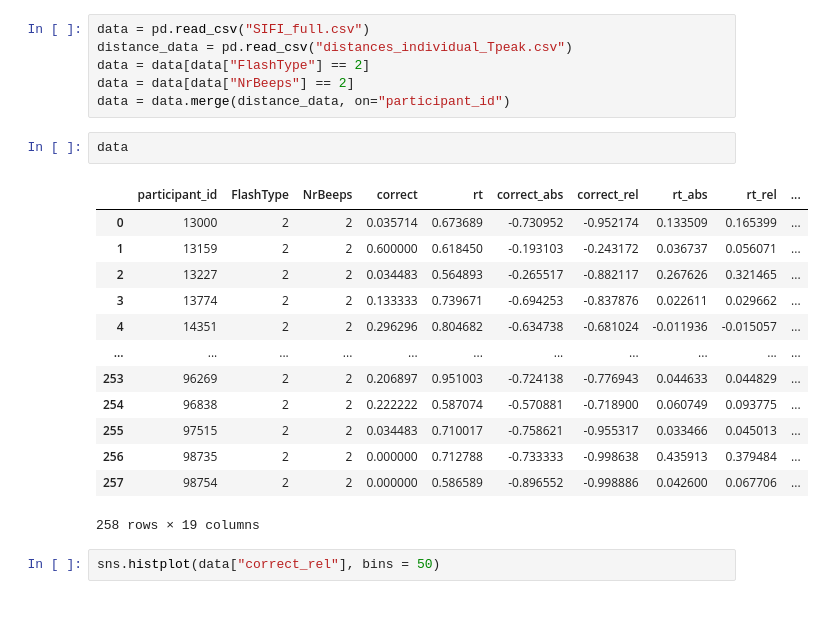
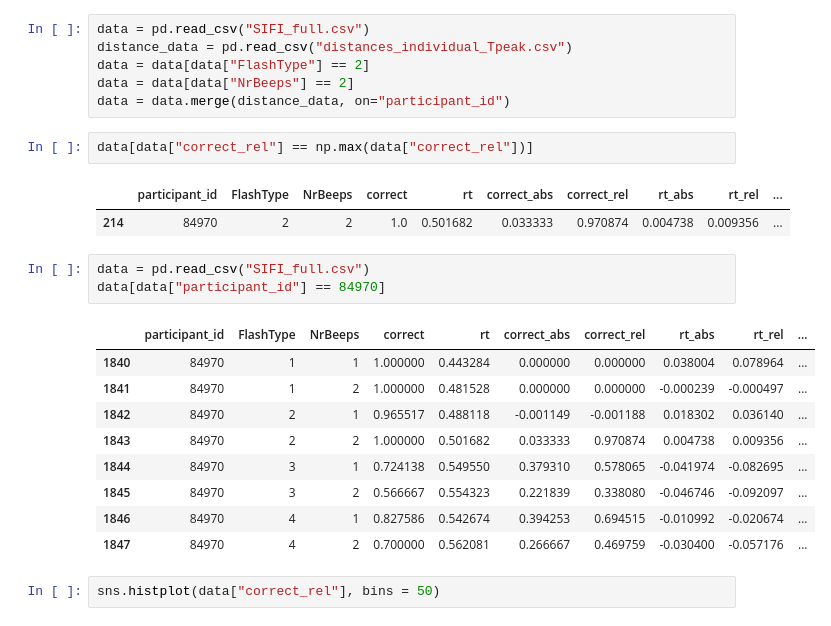
Before and after one commit to victoris93/cost-grads, a Jupyter notebook: lin_model_correct_rel.ipynb, the cells around one changed output. Drawn from its saved outputs; the diff is of its cells as text.

```diff
--- a/lin_model_correct_rel.ipynb
+++ b/lin_model_correct_rel.ipynb
@@ -17,22 +17,24 @@ distance_data = pd.read_csv("distances_individual_Tpeak.csv")
 data = data[data["FlashType"] == 2]
 data = data[data["NrBeeps"] == 2]
 data = data.merge(distance_data, on="participant_id")
-# %%
-data
-# %% [output]
-|  | participant_id | FlashType | NrBeeps | correct | rt | correct_abs | correct_rel | rt_abs | rt_rel | ... |
-| 0 | 13000 | 2 | 2 | 0.035714 | 0.673689 | -0.730952 | -0.952174 | 0.133509 | 0.165399 | ... |
-| 1 | 13159 | 2 | 2 | 0.600000 | 0.618450 | -0.193103 | -0.243172 | 0.036737 | 0.056071 | ... |
-| 2 | 13227 | 2 | 2 | 0.034483 | 0.564893 | -0.265517 | -0.882117 | 0.267626 | 0.321465 | ... |
-| 3 | 13774 | 2 | 2 | 0.133333 | 0.739671 | -0.694253 | -0.837876 | 0.022611 | 0.029662 | ... |
-| 4 | 14351 | 2 | 2 | 0.296296 | 0.804682 | -0.634738 | -0.681024 | -0.011936 | -0.015057 | ... |
-| ... | ... | ... | ... | ... | ... | ... | ... | ... | ... | ... |
-| 253 | 96269 | 2 | 2 | 0.206897 | 0.951003 | -0.724138 | -0.776943 | 0.044633 | 0.044829 | ... |
-| 254 | 96838 | 2 | 2 | 0.222222 | 0.587074 | -0.570881 | -0.718900 | 0.060749 | 0.093775 | ... |
-| 255 | 97515 | 2 | 2 | 0.034483 | 0.710017 | -0.758621 | -0.955317 | 0.033466 | 0.045013 | ... |
-| 256 | 98735 | 2 | 2 | 0.000000 | 0.712788 | -0.733333 | -0.998638 | 0.435913 | 0.379484 | ... |
-| 257 | 98754 | 2 | 2 | 0.000000 | 0.586589 | -0.896552 | -0.998886 | 0.042600 | 0.067706 | ... |
-258 rows × 19 columns
+# %%
+data[data["correct_rel"] == np.max(data["correct_rel"])]
+# %% [output]
+|  | participant_id | FlashType | NrBeeps | correct | rt | correct_abs | correct_rel | rt_abs | rt_rel | ... |
+| 214 | 84970 | 2 | 2 | 1.0 | 0.501682 | 0.033333 | 0.970874 | 0.004738 | 0.009356 | ... |
+# %%
+data = pd.read_csv("SIFI_full.csv")
+data[data["participant_id"] == 84970]
+# %% [output]
+|  | participant_id | FlashType | NrBeeps | correct | rt | correct_abs | correct_rel | rt_abs | rt_rel | ... |
+| 1840 | 84970 | 1 | 1 | 1.000000 | 0.443284 | 0.000000 | 0.000000 | 0.038004 | 0.078964 | ... |
+| 1841 | 84970 | 1 | 2 | 1.000000 | 0.481528 | 0.000000 | 0.000000 | -0.000239 | -0.000497 | ... |
+| 1842 | 84970 | 2 | 1 | 0.965517 | 0.488118 | -0.001149 | -0.001188 | 0.018302 | 0.036140 | ... |
+| 1843 | 84970 | 2 | 2 | 1.000000 | 0.501682 | 0.033333 | 0.970874 | 0.004738 | 0.009356 | ... |
+| 1844 | 84970 | 3 | 1 | 0.724138 | 0.549550 | 0.379310 | 0.578065 | -0.041974 | -0.082695 | ... |
+| 1845 | 84970 | 3 | 2 | 0.566667 | 0.554323 | 0.221839 | 0.338080 | -0.046746 | -0.092097 | ... |
+| 1846 | 84970 | 4 | 1 | 0.827586 | 0.542674 | 0.394253 | 0.694515 | -0.010992 | -0.020674 | ... |
+| 1847 | 84970 | 4 | 2 | 0.700000 | 0.562081 | 0.266667 | 0.469759 | -0.030400 | -0.057176 | ... |
 # %%
 sns.histplot(data["correct_rel"], bins = 50)
 # %% [output]
```
